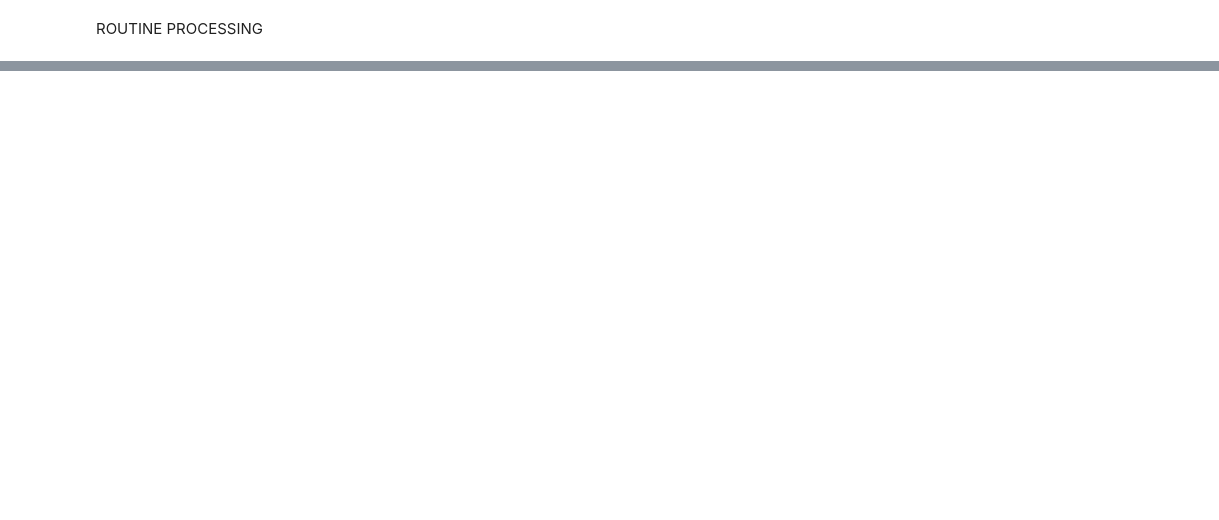
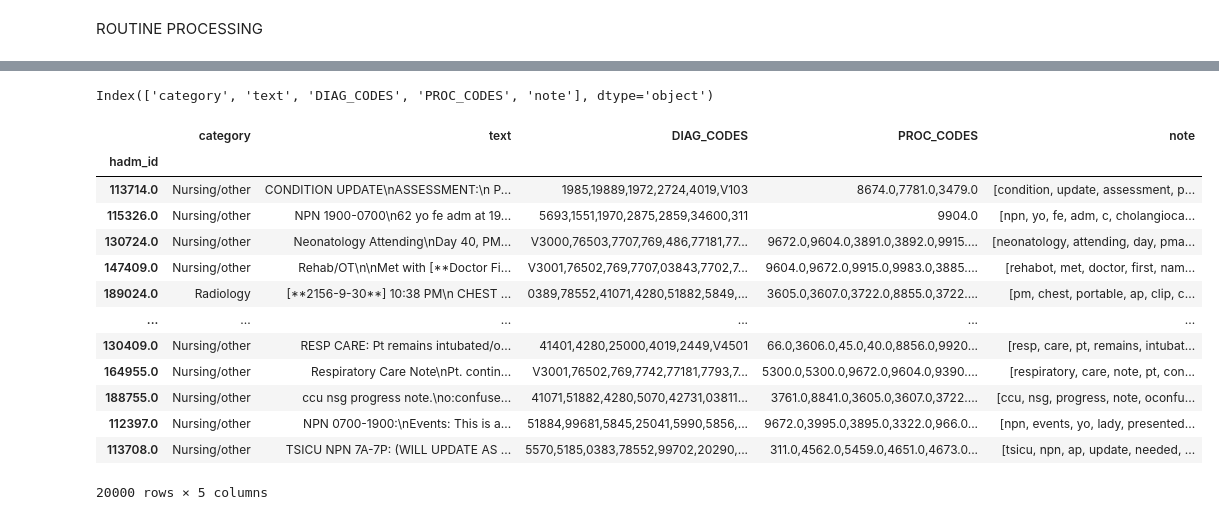
Before and after one commit to okechukwuchude/Automating-Medical-Coding, a Jupyter notebook: data_preprocessing.ipynb, the cells around one changed output, grey strips where cells are left out. Cells and saved outputs as stored; diff of their text form; code cells hidden in the pictures; blank space fills up the shorter version.

```diff
--- a/data_preprocessing.ipynb
+++ b/data_preprocessing.ipynb
@@ -339,8 +339,23 @@ def preprocess(note):
     note = " ".join(note.split())
     note = remove_stopwords(note)
     return note
+# %%
+# Create a sample of 1000 rows from the 'merged_df' DataFrame
+sample_1k = merged_df.sample(n=1000, random_state=42)
+sample_1k_removed = sample_1k.copy()
+
+# Create a sample of 10000 rows from the 'merged_df' DataFrame
+sample_10k = merged_df.sample(n=10000, random_state=42)
+sample_10k_removed = sample_10k.copy()
+
+# Create a copy of the 'merged_df' DataFrame
+merged_df_removed = merged_df.copy()
 # %%
-sample_1k_removed['NOTE'] = sample_1k_removed['TEXT'].apply(preprocess)
-sample_10k_removed['NOTE'] = sample_10k_removed['TEXT'].apply(preprocess)
-merged_df_removed['NOTE'] = merged_df_removed['TEXT'].apply(preprocess)
+import nltk
+nltk.download('stopwords')
+nltk.download('punkt')
+
+sample_1k_removed['note'] = sample_1k['text'].apply(preprocess)
+sample_10k_removed['note'] = sample_10k['text'].apply(preprocess)
+merged_df_removed['note'] = merged_df_removed['text'].apply(preprocess)
 # %% [output]
@@ -347,0 +366,4 @@ NameError: name 'sample_1k_removed' is not defined
+# %%
+print(sample_1k_removed.columns)
+# %% [output]
+Index(['category', 'text', 'DIAG_CODES', 'PROC_CODES', 'note'], dtype='object')
@@ -347,0 +378,20 @@ NameError: name 'sample_1k_removed' is not defined
+# %%
+sample_20k = merged_df_removed.sample(n = 20000)
+sample_20k.to_csv('SAMPLE20K_ALL.csv')
+# %%
+sample_20k
+# %% [output]
+|  | category | text | DIAG_CODES | PROC_CODES | note |
+| hadm_id |  |  |  |  |  |
+| 113714.0 | Nursing/other | CONDITION UPDATE\nASSESSMENT:\n P... | 1985,19889,1972,2724,4019,V103 | 8674.0,7781.0,3479.0 | [condition, update, assessment, p... |
+| 115326.0 | Nursing/other | NPN 1900-0700\n62 yo fe adm at 19... | 5693,1551,1970,2875,2859,34600,311 | 9904.0 | [npn, yo, fe, adm, c, cholangioca... |
+| 130724.0 | Nursing/other | Neonatology Attending\nDay 40, PM... | V3000,76503,7707,769,486,77181,77... | 9672.0,9604.0,3891.0,3892.0,9915.... | [neonatology, attending, day, pma... |
+| 147409.0 | Nursing/other | Rehab/OT\n\nMet with [**Doctor Fi... | V3001,76502,769,7707,03843,7702,7... | 9604.0,9672.0,9915.0,9983.0,3885.... | [rehabot, met, doctor, first, nam... |
+| 189024.0 | Radiology | [**2156-9-30**] 10:38 PM\n CHEST ... | 0389,78552,41071,4280,51882,5849,... | 3605.0,3607.0,3722.0,8855.0,3722.... | [pm, chest, portable, ap, clip, c... |
+| ... | ... | ... | ... | ... | ... |
+| 130409.0 | Nursing/other | RESP CARE: Pt remains intubated/o... | 41401,4280,25000,4019,2449,V4501 | 66.0,3606.0,45.0,40.0,8856.0,9920... | [resp, care, pt, remains, intubat... |
+| 164955.0 | Nursing/other | Respiratory Care Note\nPt. contin... | V3001,76502,769,7742,77181,7793,7... | 5300.0,5300.0,9672.0,9604.0,9390.... | [respiratory, care, note, pt, con... |
+| 188755.0 | Nursing/other | ccu nsg progress note.\no:confuse... | 41071,51882,4280,5070,42731,03811... | 3761.0,8841.0,3605.0,3607.0,3722.... | [ccu, nsg, progress, note, oconfu... |
+| 112397.0 | Nursing/other | NPN 0700-1900:\nEvents: This is a... | 51884,99681,5845,25041,5990,5856,... | 9672.0,3995.0,3895.0,3322.0,966.0... | [npn, events, yo, lady, presented... |
+| 113708.0 | Nursing/other | TSICU NPN 7A-7P: (WILL UPDATE AS ... | 5570,5185,0383,78552,99702,20290,... | 311.0,4562.0,5459.0,4651.0,4673.0... | [tsicu, npn, ap, update, needed, ... |
+20000 rows × 5 columns
```
Also changed, not shown: parts of 5 cells of this notebook.
